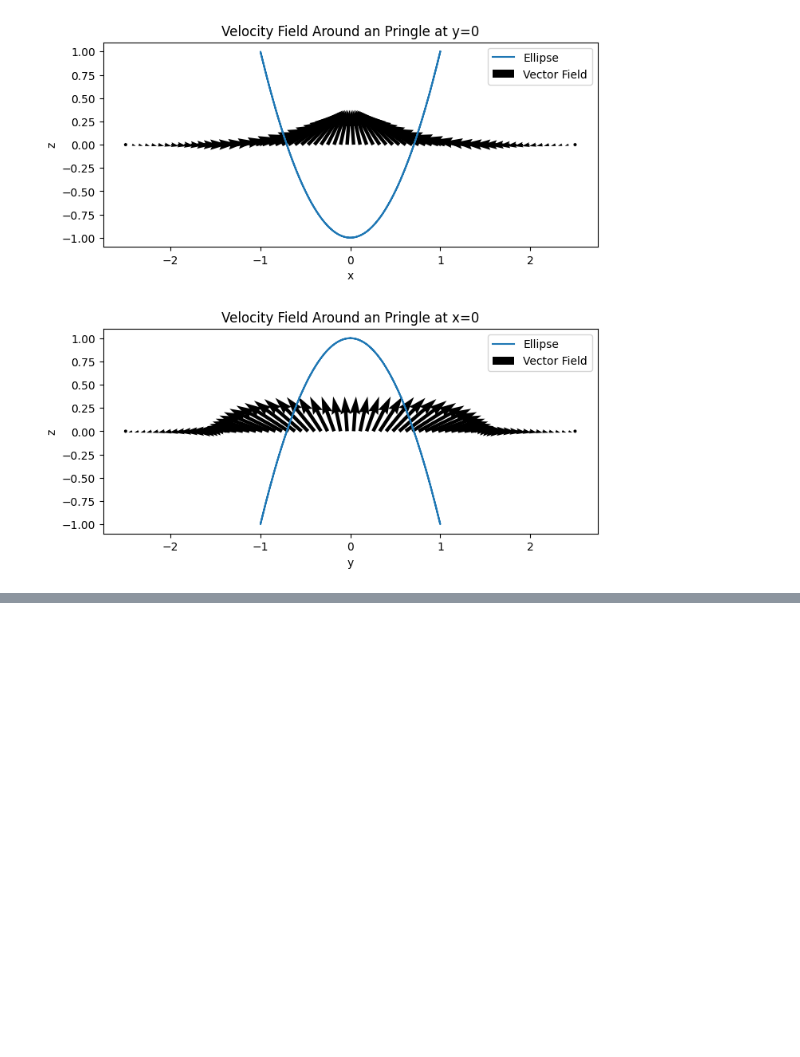
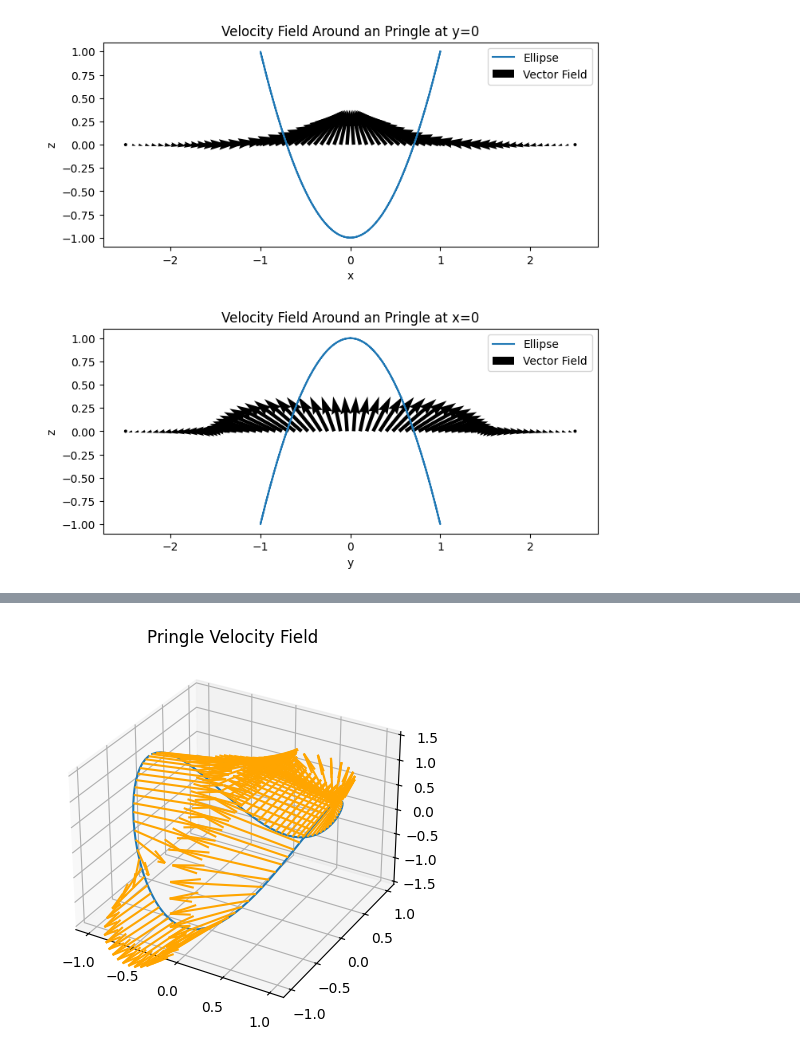
Before and after one commit to dkrawciw/Vortex_Filament_Python, a Jupyter notebook: testShapes.ipynb, the cells around one changed output, grey strips where cells are left out. Saved outputs shown, nothing was run; the diff lists cells and outputs as text; code cells hidden in the pictures; blank space fills up the shorter version.

```diff
--- a/testShapes.ipynb
+++ b/testShapes.ipynb
@@ -207,0 +214,19 @@ plt.show()
+# %%
+t = np.linspace(-np.pi, np.pi, 100, endpoint=False)
+f = lambda t: [ np.cos(t), np.sin(t), np.square(np.cos(t)) - np.square(np.sin(t)) ]
+s = np.array( f(t) )
+
+field = VField.KappaBinormal(s,t)
+# %%
+# Create a 3D quiver plot
+fig = plt.figure()
+ax = fig.add_subplot(111, projection='3d')
+ax.quiver(s[0,:], s[1,:], s[2,:], field[0,:], field[1,:], field[2,:], normalize=True, color='orange')
+
+ax.set_zlim([-1.5,1.5])
+ax.plot( s[0,:], s[1,:], s[2,:] )
+plt.title('Pringle Velocity Field')
+
+plt.show()
+# %% [output]
+[figure, added]
```
Also changed, not shown: parts of 3 cells of this notebook.
